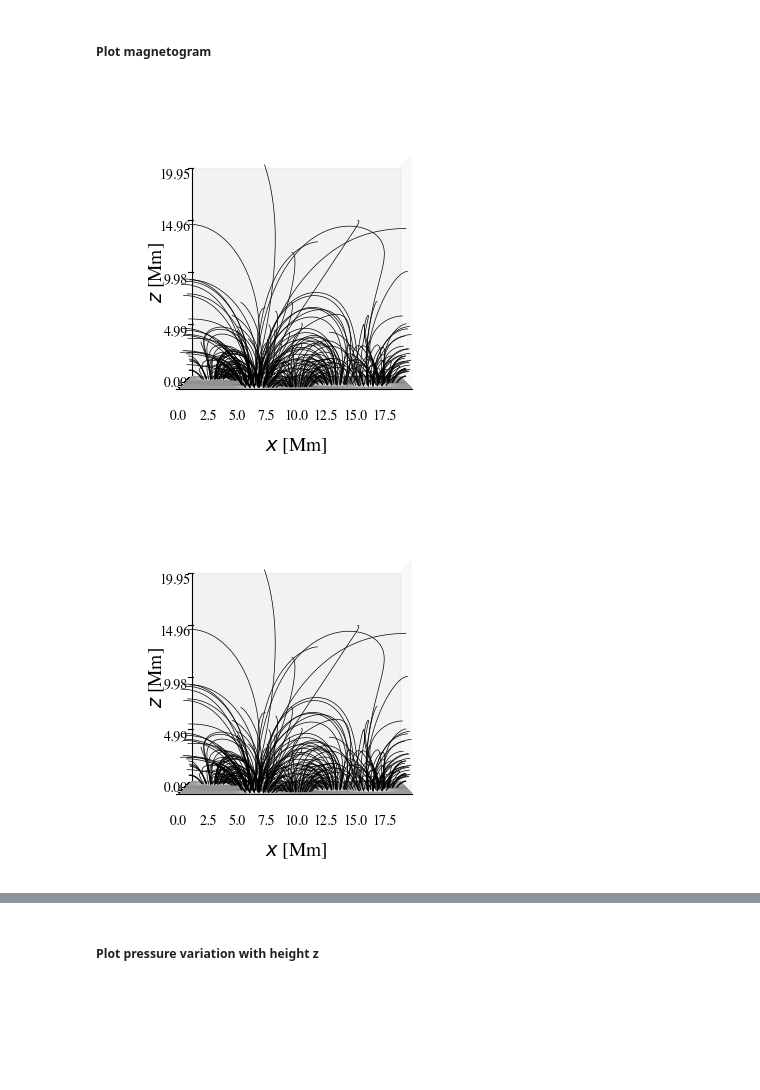
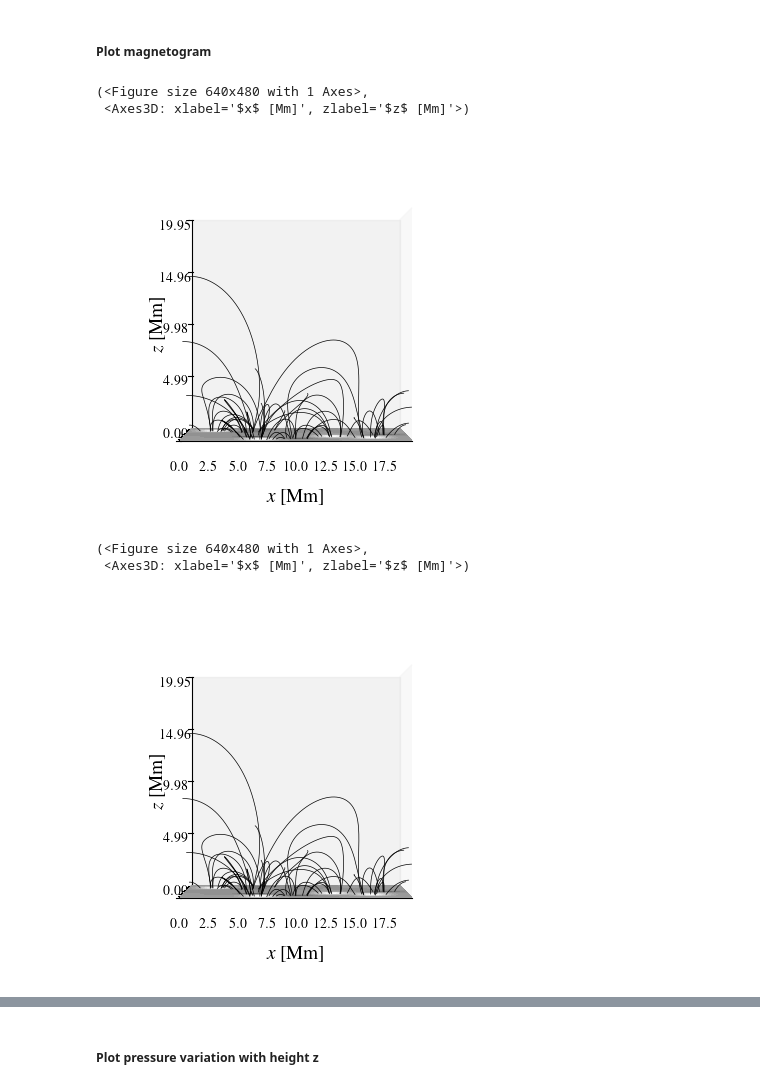
Before and after one commit to LMNadol/MHSXtraPy, a Jupyter notebook: notebooks/example-analytical-bc.ipynb, the cells around one changed output, grey strips where cells are left out. Drawn from its saved outputs; the diff is of its cells as text; code cells hidden in the pictures; blank space fills up the shorter version.

```diff
--- a/notebooks/example-analytical-bc.ipynb
+++ b/notebooks/example-analytical-bc.ipynb
@@ -51,3 +54,5 @@ for ix in range(0, nx):
         x = x_arr[ix] / 10.0
         y = y_arr[iy] / 10.0
         data_bz[iy, ix] = multipole(x, y)
+# %%
+data2d = BoundaryData.from_array(data_bz, pixel_size=pixelsize_x, nz=nz, pz=pixelsize_z)
@@ -62,19 +67,2 @@ np.True_
 # %% [markdown]
 ##### Instantiate BoundaryData object from analytical boundary condition and plot 2D boundary condition
-# %%
-data2d = BoundaryData(
-    nx,
-    ny,
-    nz,
-    nf,
-    pixelsize_x,
-    pixelsize_y,
-    pixelsize_z,
-    x_arr,
-    y_arr,
-    z_arr,
-    data_bz,
-    flux_balance_state=FluxBalanceState.UNBALANCED,
-)
-
-plot_magnetogram_2D(data2d)
@@ -85,7 +77,7 @@ plot_magnetogram_2D(data2d)
 
 Use asymptotic solution presented in Nadol and Neukirch (2025) and choosen parameters alpha, a, b, z0 and delta z.
 # %%
-data3d = calculate_magfield(
+data3d = extrapolate(
     data2d,
     alpha=0.05,
     a=0.22,
@@ -119,11 +111,15 @@ data3d_LOW = calculate_magfield(
 # %% [markdown]
 ##### Plot magnetogram
 # %%
-plot_magnetogram_3D(data3d, view="side", footpoints="active-regions")
+plot_field_3d(data3d, view="side", footpoints="active-regions", pixel_stride_x=10, pixel_stride_y=10)
 # %% [output]
+(<Figure size 640x480 with 1 Axes>,
+ <Axes3D: xlabel='$x$ [Mm]', zlabel='$z$ [Mm]'>)
-[figure, old version]
+[figure, new version]
 # %%
-plot_magnetogram_3D(data3d_NW, view="side", footpoints="active-regions")
+plot_field_3d(data3d_NW, view="side", footpoints="active-regions", pixel_stride_x=10, pixel_stride_y=10)
 # %% [output]
+(<Figure size 640x480 with 1 Axes>,
+ <Axes3D: xlabel='$x$ [Mm]', zlabel='$z$ [Mm]'>)
-[figure, old version]
+[figure, new version]
 # %%
```
Also changed, not shown: parts of 13 cells of this notebook, 20 other files.
